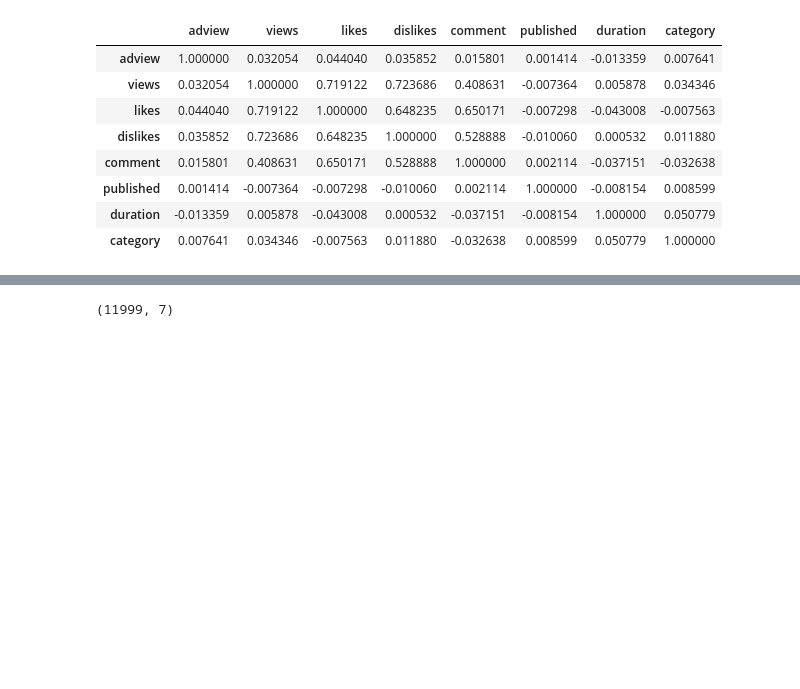
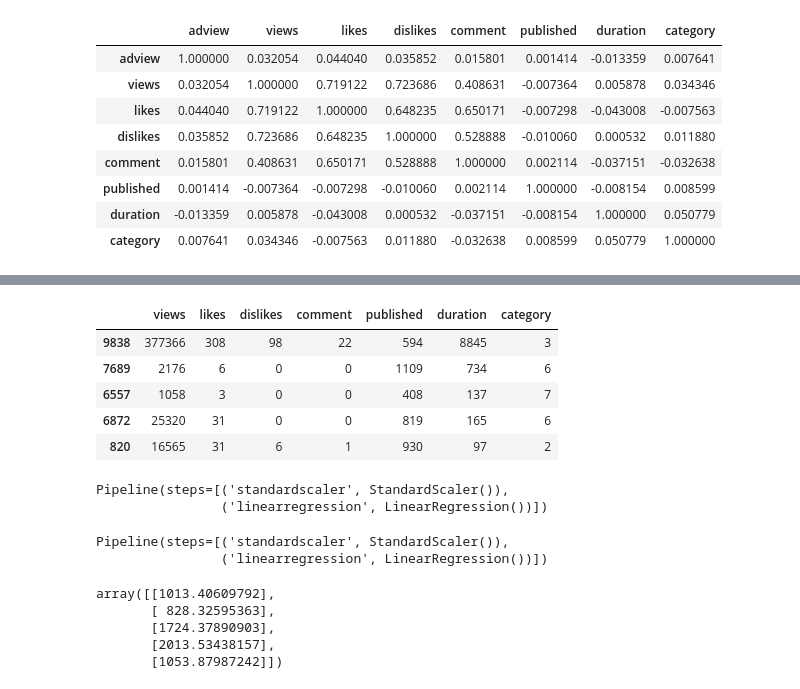
Before and after one commit to charcode123/youtube-adview-prediction, a Jupyter notebook: youtubeadviewpred.ipynb, the cells around one changed output, grey strips where cells are left out. Cells and saved outputs as stored; diff of their text form; code cells hidden in the pictures; blank space fills up the shorter version.

```diff
--- a/youtubeadviewpred.ipynb
+++ b/youtubeadviewpred.ipynb
@@ -282,9 +240,14 @@ df1.drop(['adview'],inplace=True,axis=1)
 # %%
 X_train, X_test, y_train, y_test = train_test_split(df1, y, test_size = 0.2, random_state=42)
 # %%
-X_train.shape
+X_train.head()
 # %% [output]
-(11999, 7)
+|  | views | likes | dislikes | comment | published | duration | category |
+| 9838 | 377366 | 308 | 98 | 22 | 594 | 8845 | 3 |
+| 7689 | 2176 | 6 | 0 | 0 | 1109 | 734 | 6 |
+| 6557 | 1058 | 3 | 0 | 0 | 408 | 137 | 7 |
+| 6872 | 25320 | 31 | 0 | 0 | 819 | 165 | 6 |
+| 820 | 16565 | 31 | 6 | 1 | 930 | 97 | 2 |
 # %%
 from sklearn.pipeline import make_pipeline
 from sklearn.preprocessing import StandardScaler
@@ -291,0 +256,20 @@ from sklearn.linear_model import LinearRegression
+# %%
+model=make_pipeline(StandardScaler(),LinearRegression())
+model
+# %% [output]
+Pipeline(steps=[('standardscaler', StandardScaler()),
+                ('linearregression', LinearRegression())])
+# %%
+model.fit(X_train,y_train)
+# %% [output]
+Pipeline(steps=[('standardscaler', StandardScaler()),
+                ('linearregression', LinearRegression())])
+# %%
+y_pred1=model.predict(X_test)
+y_pred1[:5]
+# %% [output]
+array([[1013.40609792],
+       [ 828.32595363],
+       [1724.37890903],
+       [2013.53438157],
+       [1053.87987242]])
```
Also changed, not shown: parts of 27 cells of this notebook, 1 other file.
